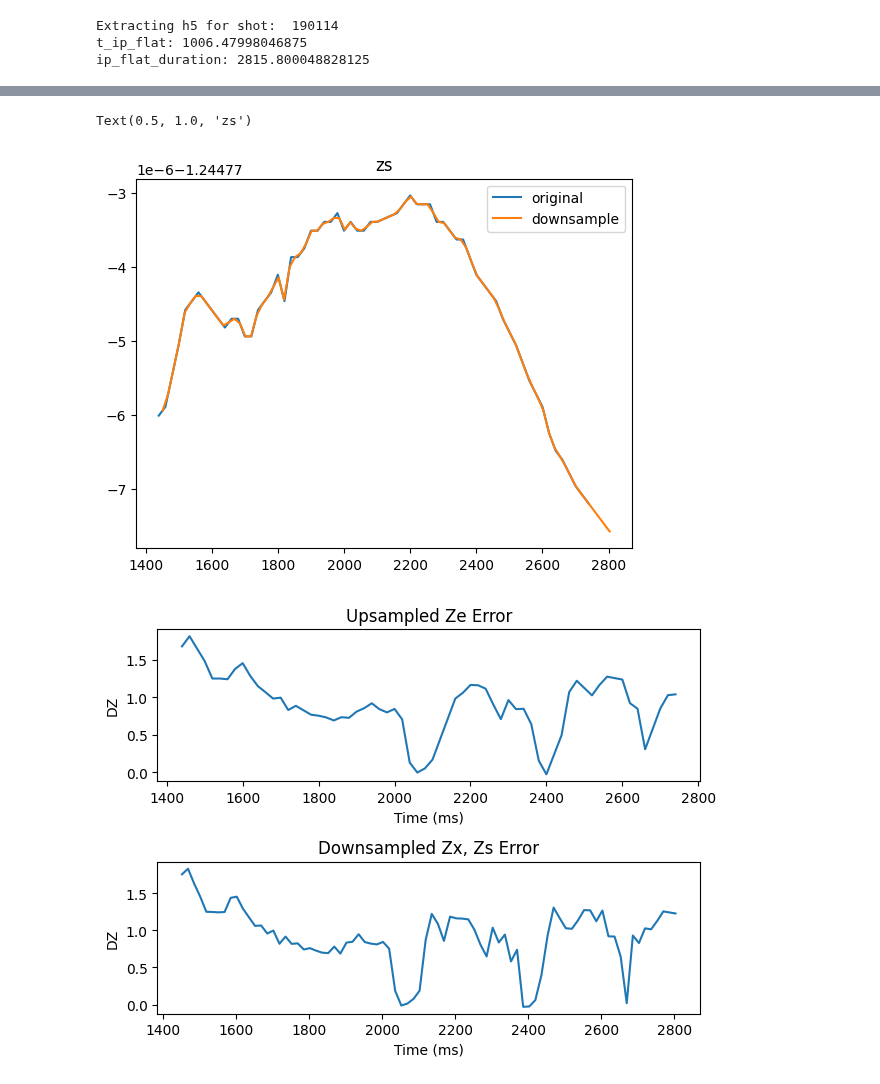
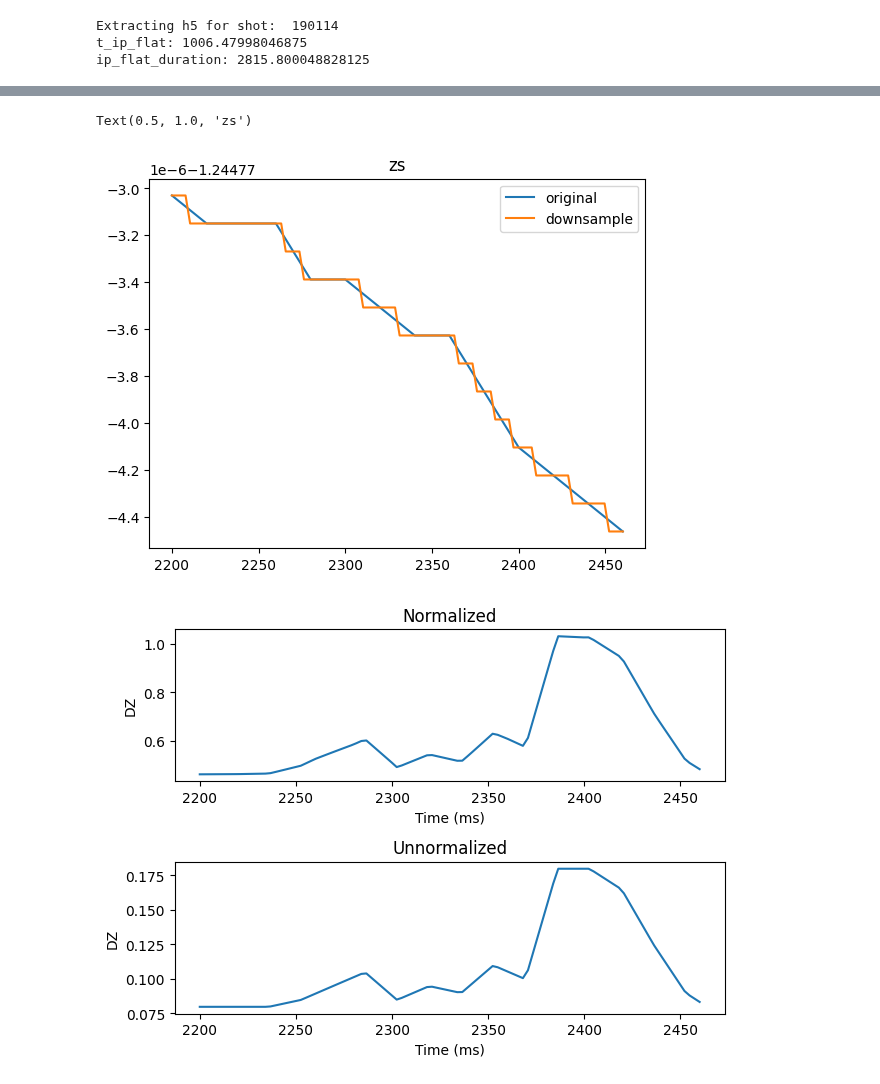
Before and after one commit to PlasmaControl/plasma-tv, a Jupyter notebook: notebooks/tangtv_pipeline.ipynb, the cells around one changed output, grey strips where cells are left out. Saved outputs shown, nothing was run; the diff lists cells and outputs as text; code cells hidden in the pictures.

```diff
--- a/notebooks/tangtv_pipeline.ipynb
+++ b/notebooks/tangtv_pipeline.ipynb
@@ -124,8 +138,10 @@ ip_flat_duration: 2815.800048828125
 # %%
 # crop_times, crop_shot = crop_time(times_transp, shot_transp, t_ip_flat, ip_flat_duration)
 # crop_times_vid, crop_pred_z = crop_time(vid_times, np.expand_dims(real_pred_z, axis=0), t_ip_flat, ip_flat_duration)
-crop_times, crop_shot = crop_time(times_transp, shot_transp, 1450, ip_flat_duration)
-crop_times_vid, crop_pred_z = crop_time(vid_times, np.expand_dims(real_pred_z, axis=0), 1450, ip_flat_duration)
+manual_crop_start = 2200
+manual_crop_end = 2500
+crop_times, crop_shot = crop_time(times_transp, shot_transp, manual_crop_start, manual_crop_end)
+crop_times_vid, crop_pred_z = crop_time(vid_times, np.expand_dims(real_pred_z, axis=0), manual_crop_start, manual_crop_end)
 zx = crop_shot[1] / 1e2
 zs = crop_shot[3] / 1e2
 ze = crop_pred_z[0]
@@ -148,12 +160,15 @@ zs_down = signal.resample(zs, len(ze))
+# %%
+interp_points = 100
+times_interp = np.linspace(crop_times[0], crop_times[-1], interp_points)
 # %%
 interp_kind = 'linear'
 interpolator = interp1d(crop_times_vid, ze, kind=interp_kind,
                         fill_value='extrapolate')
-ze_up = interpolator(crop_times)
+ze_interp = interpolator(times_interp)
 
 interpolator = interp1d(crop_times, zx, kind=interp_kind,
                         fill_value='extrapolate')
-zx_down = interpolator(crop_times_vid)
+zx_interp = interpolator(times_interp)
 interpolator = interp1d(crop_times, zs, kind=interp_kind,
                         fill_value='extrapolate')
-zs_down = interpolator(crop_times_vid)
+zs_interp = interpolator(times_interp)
@@ -163,2 +175,5 @@ err_down = get_error(ze, zx_down, zs_down)
+# %%
+dz_norm_interp = dz_normalized(ze_interp, zx_interp, zs_interp)
+dz_unnorm_interp = dz_unnormalized(ze_interp, zx_interp, zs_interp)
 # %%
 plt.plot(crop_times_vid, ze, label='original')
@@ -179,23 +194,23 @@ Text(0.5, 1.0, 'zx')
 # %%
 plt.plot(crop_times, zs, label='original')
-plt.plot(crop_times_vid, zs_down, label='downsample')
+plt.plot(times_interp, zs_interp, label='downsample')
 plt.legend()
 plt.title("zs")
 # %% [output]
 Text(0.5, 1.0, 'zs')
-[figure, old version]
+[figure, new version]
 # %%
 plt.subplot(2, 1, 1)
-plt.plot(crop_times, err_up, label="Error up")
+plt.plot(times_interp, dz_norm_interp)
 plt.xlabel("Time (ms)")
 plt.ylabel("DZ")
-plt.title("Upsampled Ze Error")
+plt.title("Normalized")
 plt.subplot(2, 1, 2)
-plt.plot(crop_times_vid, err_down, label="Error down")
+plt.plot(times_interp, dz_unnorm_interp)
 plt.xlabel("Time (ms)")
 plt.ylabel("DZ")
-plt.title("Downsampled Zx, Zs Error")
+plt.title("Unnormalized")
 plt.tight_layout()
 plt.show()
 # %% [output]
-[figure, old version]
+[figure, new version]
```
Also changed, not shown: parts of 19 cells of this notebook, 1 other file.
